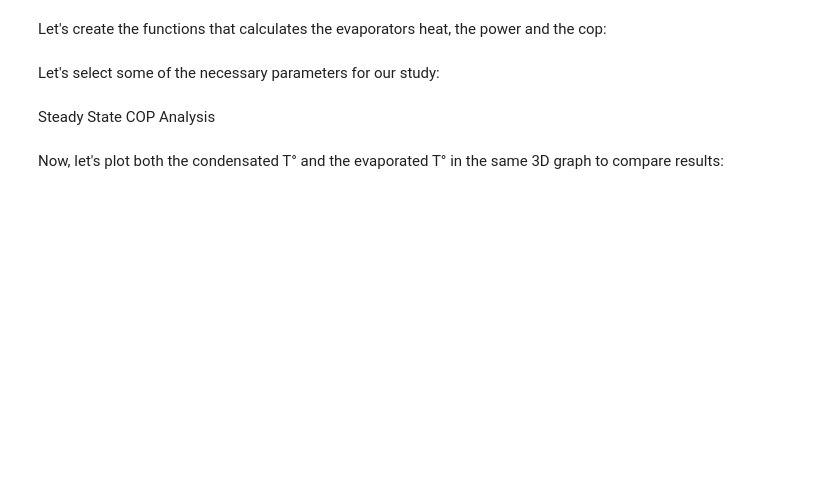
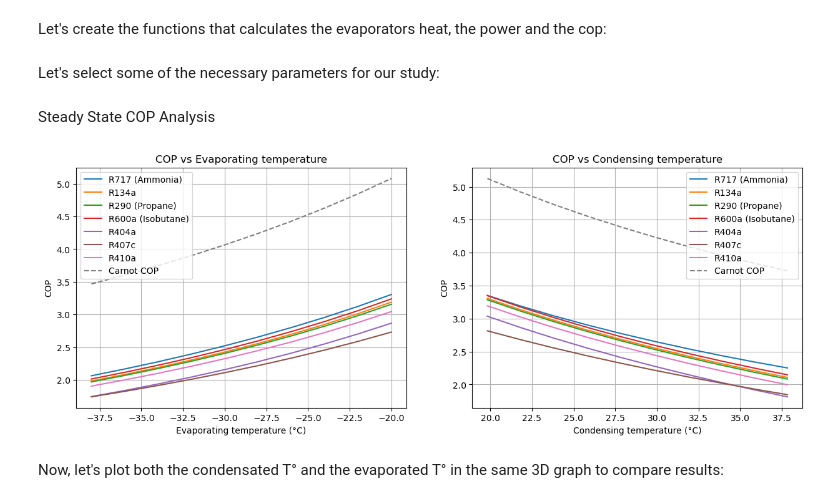
Before and after one commit to boujuan/Renewable_Energy_Heat, a Jupyter notebook: Main_Notebook.ipynb, the cells around one changed output. Cells and saved outputs as stored; diff of their text form; code cells hidden in the pictures; blank space fills up the shorter version.

Commit message:
COP calculations steady state plots

```diff
--- a/Main_Notebook.ipynb
+++ b/Main_Notebook.ipynb
@@ -103,19 +121,33 @@ heat_evap = coldRoom.total_power_demand(outside_temp) # Nominal yearly heat powe
 # %% [markdown]
 Steady State COP Analysis
-# %%
-steady_state_cop_list_evap = steady_state_cop_analysis(fluid_list, evap_temp_list, cond_temp, efficiency_compressor, heat_evap, 'evap')
-steady_state_cop_list_cond = steady_state_cop_analysis(fluid_list, evap_temp, cond_temp_list, efficiency_compressor, heat_evap, 'cond')
-
-# Plotting
-fig, ax = plt.subplots(1, 2, figsize=(15, 5))
-ax[0].plot(evap_temp_list, steady_state_cop_list_evap[:len(evap_temp_list)], label="R717")
-ax[0].plot(evap_temp_list, steady_state_cop_list_evap[len(evap_temp_list):2*len(evap_temp_list)], label="R134a")
-ax[0].plot(evap_temp_list, steady_state_cop_list_evap[2*len(evap_temp_list):3*len(evap_temp_list)], label="R290")
-ax[0].plot(evap_temp_list, steady_state_cop_list_evap[3*len(evap_temp_list):4*len(evap_temp_list)], label="R600a")
-ax[0].plot(evap_temp_list, steady_state_cop_list_evap[4*len(evap_temp_list):5*len(evap_temp_list)], label="R404a")
-ax[0].plot(evap_temp_list, steady_state_cop_list_evap[5*len(evap_temp_list):6*len(evap_temp_list)], label="R407c")
-ax[0].plot(evap_temp_list, steady_state_cop_list_evap[6*len(evap_temp_list):7*len(evap_temp_list)], label="R410a")
-ax[0].set_xlabel("Evaporating temperature (°C)")
-ax[0].set_ylabel("COP")
-ax[0].set_title("COP vs Evaporating temperature")
-ax[0].legend()
+# %%
+# Define refrigerants
+refrigerants = ["R717 (Ammonia)", "R134a", "R290 (Propane)", "R600a (Isobutane)", "R404a", "R407c", "R410a"]
+
+# Plotting
+fig, ax = plt.subplots(1, 2, figsize=(15, 5))
+
+# Loop through each refrigerant
+for i, refrigerant in enumerate(refrigerants):
+    ax[0].plot(evap_temp_list - 273.15, steady_state_cop_list_evap[i*len(evap_temp_list):(i+1)*len(evap_temp_list)], label=refrigerant)
+    ax[1].plot(cond_temp_list - 273.15, steady_state_cop_list_cond[i*len(cond_temp_list):(i+1)*len(cond_temp_list)], label=refrigerant)
+
+# Plot Carnot COP
+ax[0].plot(evap_temp_list - 273.15, steady_state_carnot_cop_list_evap[:len(evap_temp_list)], label="Carnot COP", linestyle="--")
+ax[1].plot(cond_temp_list - 273.15, steady_state_carnot_cop_list_cond[:len(cond_temp_list)], label="Carnot COP", linestyle="--")
+
+# Set labels, title, legend, and grid for the first subplot
+ax[0].set_xlabel("Evaporating temperature (°C)")
+ax[0].set_ylabel("COP")
+ax[0].set_title("COP vs Evaporating temperature")
+ax[0].legend()
+ax[0].grid()
+
+# Set labels, title, legend, and grid for the second subplot
+ax[1].set_xlabel("Condensing temperature (°C)")
+ax[1].set_ylabel("COP")
+ax[1].set_title("COP vs Condensing temperature")
+ax[1].legend()
+ax[1].grid()
+# %% [output]
+[figure, added]
```
Also changed, not shown: parts of 6 cells of this notebook, 1 other file.
